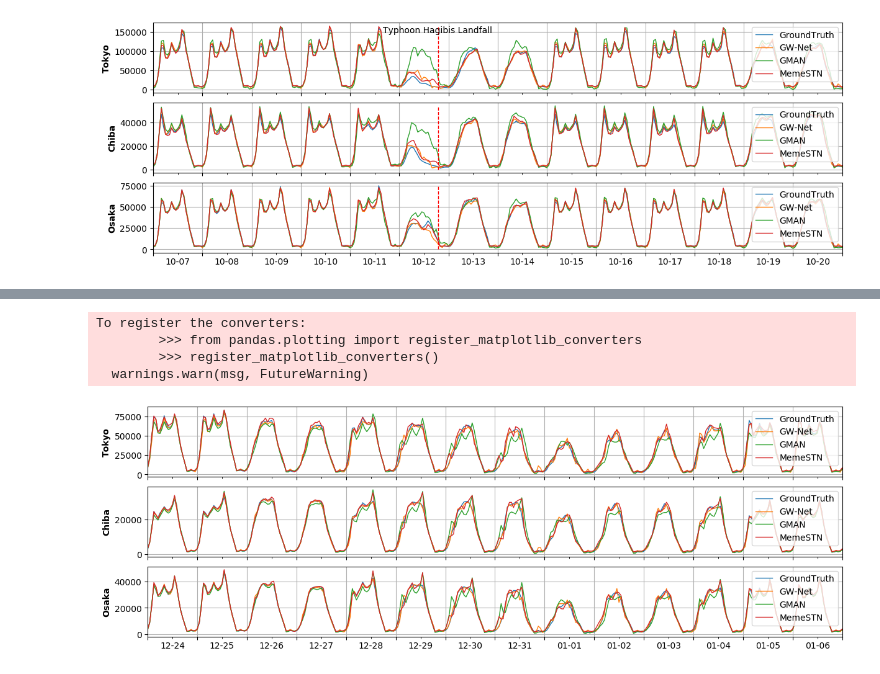
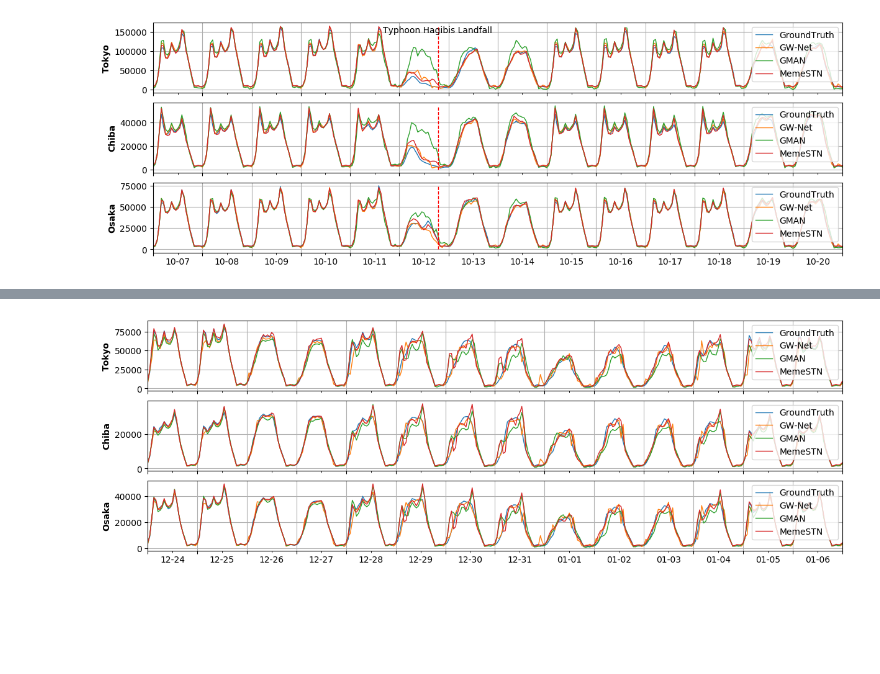
Before and after one commit to deepkashiwa20/TwitterMobility1, a Jupyter notebook: visual/TwiMetaSTE-timeseries.ipynb, the cells around one changed output, grey strips where cells are left out. Cells and saved outputs as stored; diff of their text form; code cells hidden in the pictures; blank space fills up the shorter version.

```diff
--- a/visual/TwiMetaSTE-timeseries.ipynb
+++ b/visual/TwiMetaSTE-timeseries.ipynb
@@ -224,7 +219,7 @@ def plot_covid(exp, prefectures, fdata, test_times, start_date, end_date):
 exp = 'covid-inflow'
 models = ['GroundTruth', 'GW-Net', 'GMAN', 'MemeSTN']
 prefectures = ['Tokyo', 'Chiba', 'Osaka']
-time_step_id = 0 # future 1, 2, ..., 6 hours
+time_step_id = 1 # future 1, 2, ..., 6 hours
 fdata, times = prepare_data(exp, models, prefectures, time_step_id)
 print(fdata.shape, times.shape, times[0], times[-1])
 plot_covid(exp, prefectures, fdata, times, '2020-12-24 00:00:00', '2021-01-07 00:00:00')    # compound!?
@@ -239,8 +234,4 @@ test_times.shape (2033, 12)
-To register the converters:
-        >>> from pandas.plotting import register_matplotlib_converters
-        >>> register_matplotlib_converters()
-  warnings.warn(msg, FutureWarning)
-[figure, old version]
+[figure, new version]
 # %%
 exp = 'covid-outflow'
 models = ['GroundTruth', 'GW-Net', 'GMAN', 'MemeSTN']
```
Also changed, not shown: parts of 4 cells of this notebook, 4 other files.
